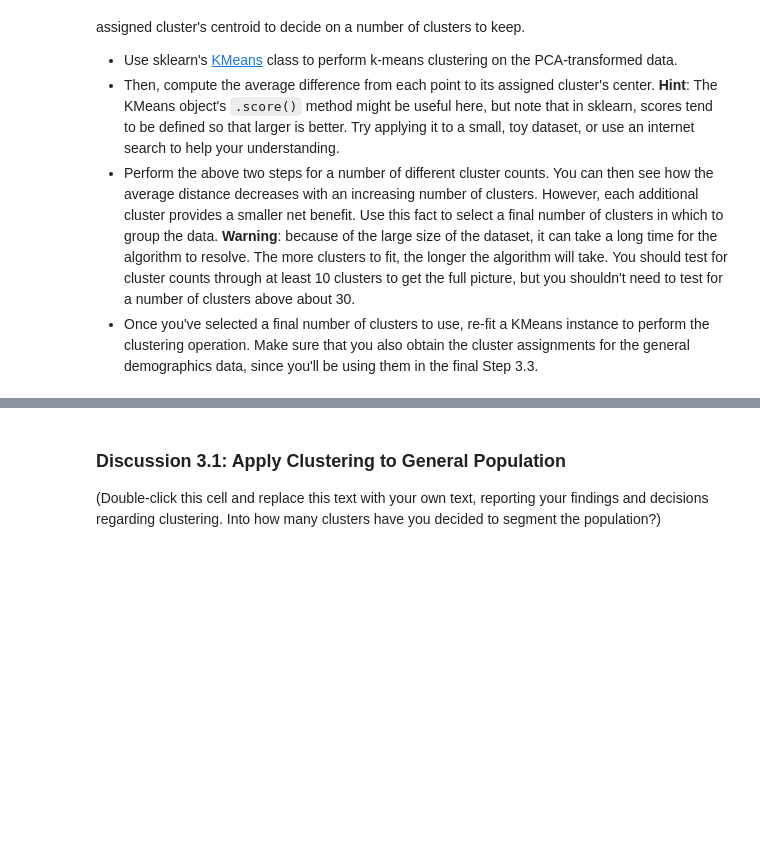
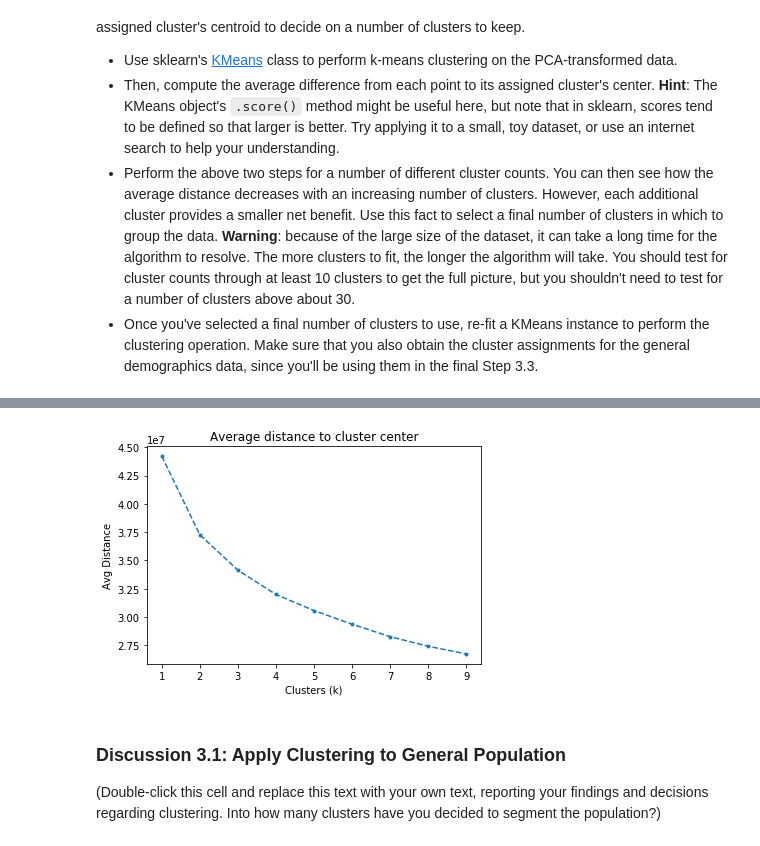
Before and after one commit to gepallas/Machine_Learning_3_Customer_Segmentation, a Jupyter notebook: Identify_Customer_Segments.ipynb, the cells around one changed output, grey strips where cells are left out. Drawn from its saved outputs; the diff is of its cells as text; code cells hidden in the pictures; blank space fills up the shorter version.

Commit message:
2.3: Interpret Principal Components, 3.1: Apply Clustering to General Population, 3.2: Apply All Steps to the Customer Data.

```diff
--- a/Identify_Customer_Segments.ipynb
+++ b/Identify_Customer_Segments.ipynb
@@ -1308,9 +1364,16 @@ You've assessed and cleaned the demographics data, then scaled and transformed t
 - Once you've selected a final number of clusters to use, re-fit a KMeans instance to perform the clustering operation. Make sure that you also obtain the cluster assignments for the general demographics data, since you'll be using them in the final Step 3.3.
 # %%
 # Over a number of different cluster counts...
+# run k-means clustering on the data and...
+# compute the average within-cluster distances.
 
+kmeans_score_list = []
 
-    # run k-means clustering on the data and...
-
-
-    # compute the average within-cluster distances.
+for i in range(1,10):
+    start = time()
+    kmeans = KMeans(n_clusters=i)
+    model = kmeans.fit(azdias_PCA_2)
+    score = model.score(azdias_PCA_2)
+    kmeans_score_list.append(np.abs(score))
+    end = time()
+    print('Time for k-means clustering for cluster {} is {} minutes.'.format(i, round((end-start)/60, 2)))
@@ -1317,6 +1390,14 @@ You've assessed and cleaned the demographics data, then scaled and transformed t
 # %%
 # Investigate the change in within-cluster distance across number of clusters.
 # HINT: Use matplotlib's plot function to visualize this relationship.
+
+centers = list(range(1,10))
+plt.plot(centers, kmeans_score_list, marker='.', linestyle='--')
+plt.title('Average distance to cluster center')
+plt.xlabel('Clusters (k)')
+plt.ylabel('Avg Distance');
+# %% [output]
+[figure, added]
 # %%
 # Re-fit the k-means model with the selected number of clusters and obtain
 # cluster predictions for the general population demographics data.
```
Also changed, not shown: parts of 22 cells of this notebook.
